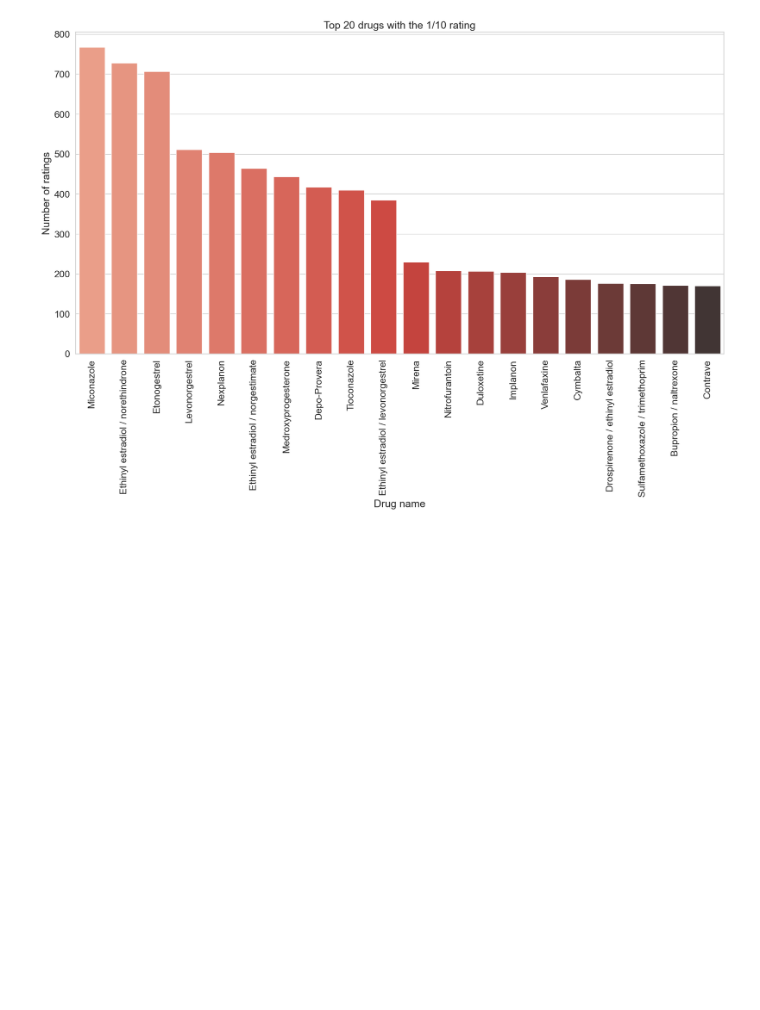
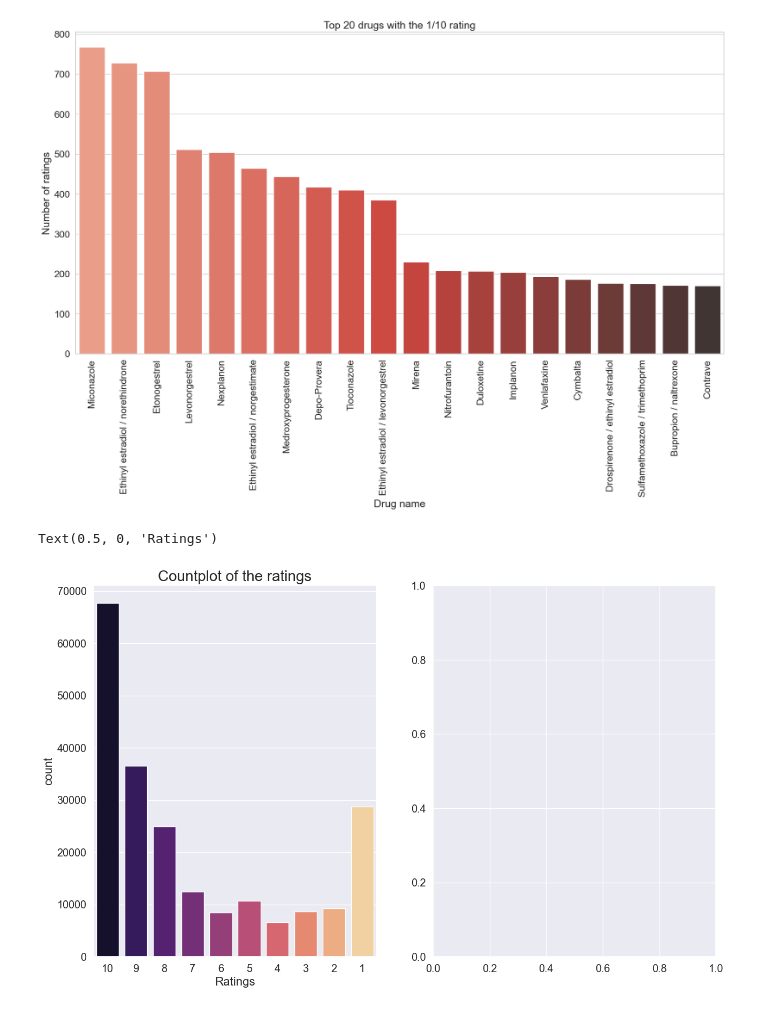
Before and after one commit to ArslanAmanov/AI-ML-DL, a Jupyter notebook: Kaggle Projects /UCI ML drug dataset/uci_ml drug test project.ipynb, the cells around one changed output. Drawn from its saved outputs; the diff is of its cells as text; code cells hidden in the pictures; blank space fills up the shorter version.

```diff
--- a/Kaggle Projects /UCI ML drug dataset/uci_ml drug test project.ipynb
+++ b/Kaggle Projects /UCI ML drug dataset/uci_ml drug test project.ipynb
@@ -251,0 +250,16 @@ Text(0.5, 0, 'Drug name')
+# %%
+# A counplot of the ratings so we can see the distribution of the ratings in the dataset
+plt.rcParams['figure.figsize'] = (15, 9) # setting the figure size
+sns.set(style = 'darkgrid', font_scale = 1.3) # setting the style of the plot and the font size
+fig, ax = plt.subplots(1, 2) # creating a figure and axes object
+
+sns_1 = sns.countplot(df_data['rating'], palette='magma', order=list(range(10, 0, -1)), ax=ax[0]) # creating a countplot for the ratings
+sns_1.set_title('Countplot of the ratings', fontsize=20) # setting the title of the plot
+sns_1.set_xlabel('Ratings', fontsize=16) # setting the x label of the plot
+
+#sns_2 = sns.displot(df_data['rating']) # creating a distplot for the ratings
+#sns_2.set_title('Distplot of the ratings', fontsize=20) # setting the title of the plot
+#sns_2.set_xlabel('Ratings', fontsize=16) # setting the x label of the plot
+# %% [output]
+Text(0.5, 0, 'Ratings')
+[figure, added]
```
Also changed, not shown: parts of 1 cell of this notebook.
